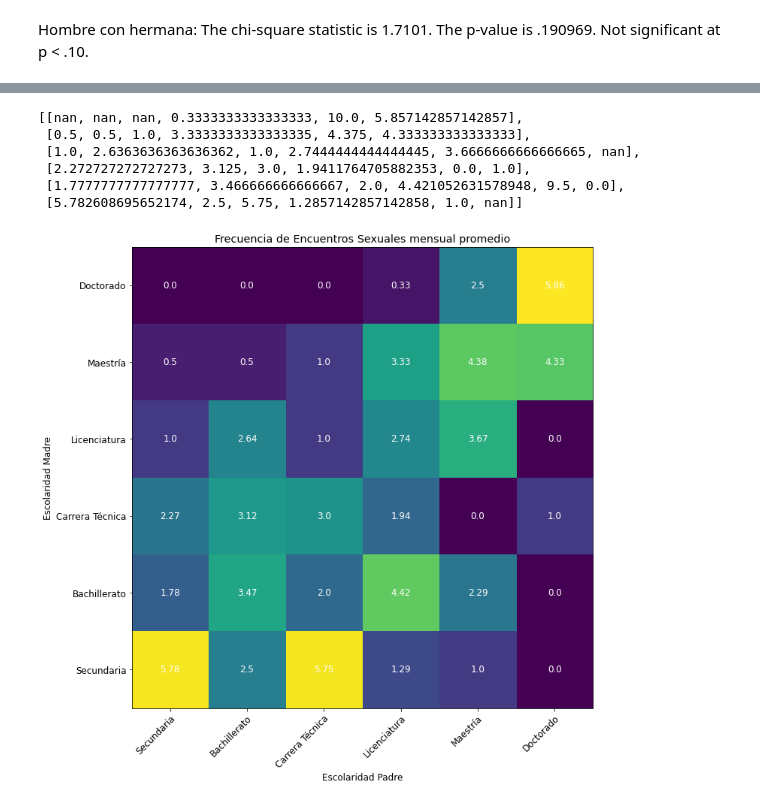
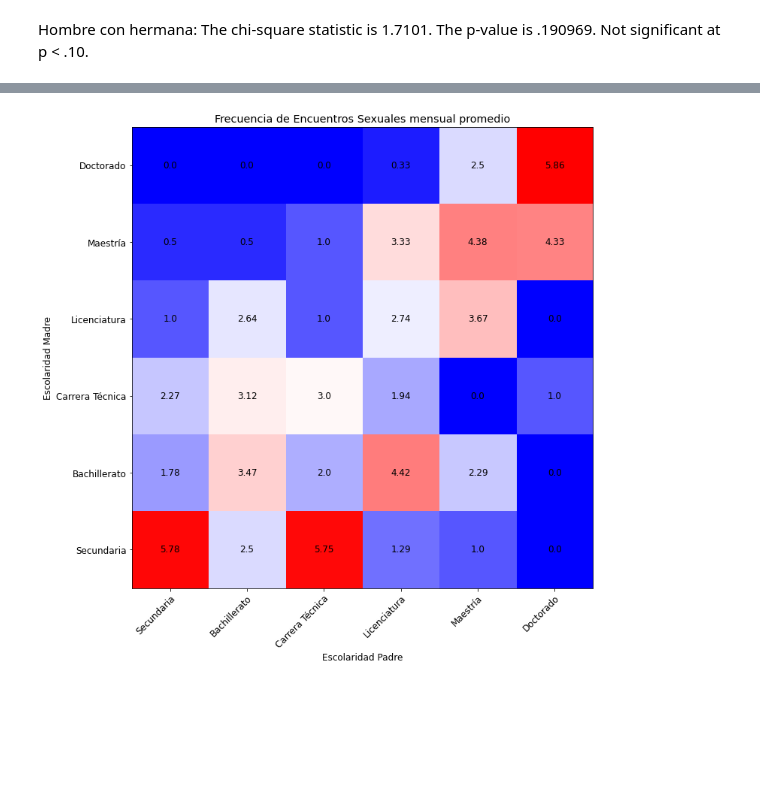
Before and after one commit to roher1727/Proyecyo_Visualizacion, a Jupyter notebook: Visualizacion_datos.ipynb, the cells around one changed output, grey strips where cells are left out. Saved outputs shown, nothing was run; the diff lists cells and outputs as text; code cells hidden in the pictures; blank space fills up the shorter version.

```diff
--- a/Visualizacion_datos.ipynb
+++ b/Visualizacion_datos.ipynb
@@ -52,13 +52,16 @@ facultades = ['Facultad de Arquitectura',
 generos = ["Masculino", "Femenino"]
 columnas = ['Estatura(cm)', 'Peso(kg)', 'Frecuencia(Mes)']
 fig = plt.figure(figsize = (10,10))
+colores=('lightcoral', 'lightskyblue')
+i = 0
 frecuencias = []
 for genero in generos:
     estatura = data[data["Activo Sexualmente"] == "Sí"][data["Sexo"] == genero][columnas[0]].values
     peso = data[data["Activo Sexualmente"] == "Sí"][data["Sexo"] == genero][columnas[1]].values
     frecuencia = data[data["Activo Sexualmente"] == "Sí"][data["Sexo"] == genero][columnas[2]].values
     frecuencias.append(frecuencia.mean())
-    plt.scatter(estatura, peso, s = 15*frecuencia)
+    plt.scatter(estatura, peso, s = 15*frecuencia, color = colores[i])
+    i += 1
 
 plt.legend(["Promedio Encuentros Sexuales(Mes) Hombres {0:.3g}".format(frecuencias[0]), "Promedio Encuentros Sexuales(Mes) Mujeres {0:.3g}".format(frecuencias[1])])
 
@@ -250,15 +258,6 @@ for i in niveles[::-1]:
         media = data[(data["Escolaridad Madre"] == i) & (data["Escolaridad Padre"] == j)]["Frecuencia(Mes)"].mean()
         escol.append(media)
     escolaridades.append(escol)
-# %%
-escolaridades
-# %% [output]
-[[nan, nan, nan, 0.3333333333333333, 10.0, 5.857142857142857],
- [0.5, 0.5, 1.0, 3.3333333333333335, 4.375, 4.333333333333333],
- [1.0, 2.6363636363636362, 1.0, 2.7444444444444445, 3.6666666666666665, nan],
- [2.272727272727273, 3.125, 3.0, 1.9411764705882353, 0.0, 1.0],
- [1.7777777777777777, 3.466666666666667, 2.0, 4.421052631578948, 9.5, 0.0],
- [5.782608695652174, 2.5, 5.75, 1.2857142857142858, 1.0, nan]]
 # %%
 datos = np.nan_to_num(np.array(escolaridades))
 datos[0,4] = datos.mean()
@@ -268,28 +267,27 @@ datos = np.around(datos, decimals = 2)
 # %%
 fig, ax = plt.subplots()
 fig.set_size_inches(14.6, 10.5)
-im = ax.imshow(datos)
+im = ax.imshow(datos, cmap = 'bwr')
 
 ax.set_xticks(np.arange(len(niveles)))
 ax.set_yticks(np.arange(len(niveles)))
 
 
 ax.set_xticklabels(niveles)
 ax.set_yticklabels(niveles[::-1])
 
 
 plt.setp(ax.get_xticklabels(), rotation=45, ha="right",
          rotation_mode="anchor")
 
-# Loop over data dimensions and create text annotations.
 for i in range(len(niveles)):
     for j in range(len(niveles)):
-        text = ax.text(j, i, datos[i, j],ha="center", va="center", color="w")
+        text = ax.text(j, i, datos[i, j],ha="center", va="center", color="black")
 
 ax.set_xlabel("Escolaridad Padre")
 ax.set_ylabel("Escolaridad Madre")
 ax.set_title("Frecuencia de Encuentros Sexuales mensual promedio")
 fig.tight_layout()
 plt.show()
 # %% [output]
-[figure, old version]
+[figure, new version]
```
Also changed, not shown: parts of 6 cells of this notebook, 1 other file.
